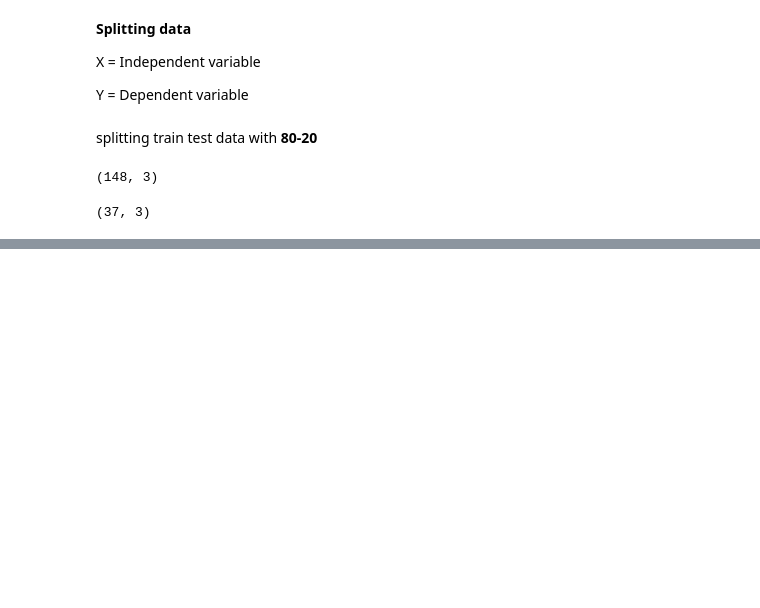
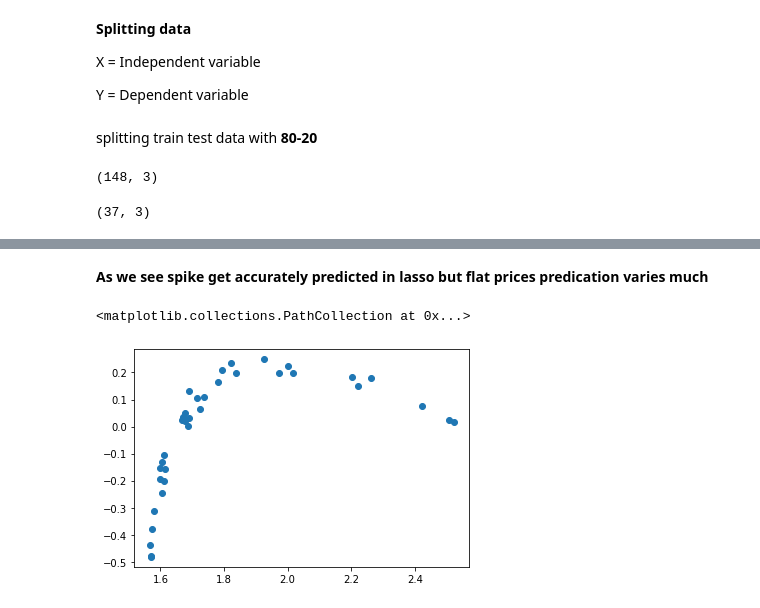
Before and after one commit to niteshgajakosh/yes-Bank-Stock-Closing_Price_Prediction, a Jupyter notebook: Yes_Bank_Stock_Closing_Price_Prediction.ipynb, the cells around one changed output, grey strips where cells are left out. Drawn from its saved outputs; the diff is of its cells as text; code cells hidden in the pictures; blank space fills up the shorter version.

```diff
--- a/Yes_Bank_Stock_Closing_Price_Prediction.ipynb
+++ b/Yes_Bank_Stock_Closing_Price_Prediction.ipynb
@@ -560,0 +853,8 @@ X_test.shape
+# %% [markdown]
+**As we see spike get accurately predicted in lasso but flat prices predication varies much**
+# %%
+### Heteroscadacity
+plt.scatter((y_pred_test_lasso),(y_test-y_pred_test_lasso))
+# %% [output]
+<matplotlib.collections.PathCollection at 0x...>
+[figure, added]
```
Also changed, not shown: parts of 36 cells of this notebook.
